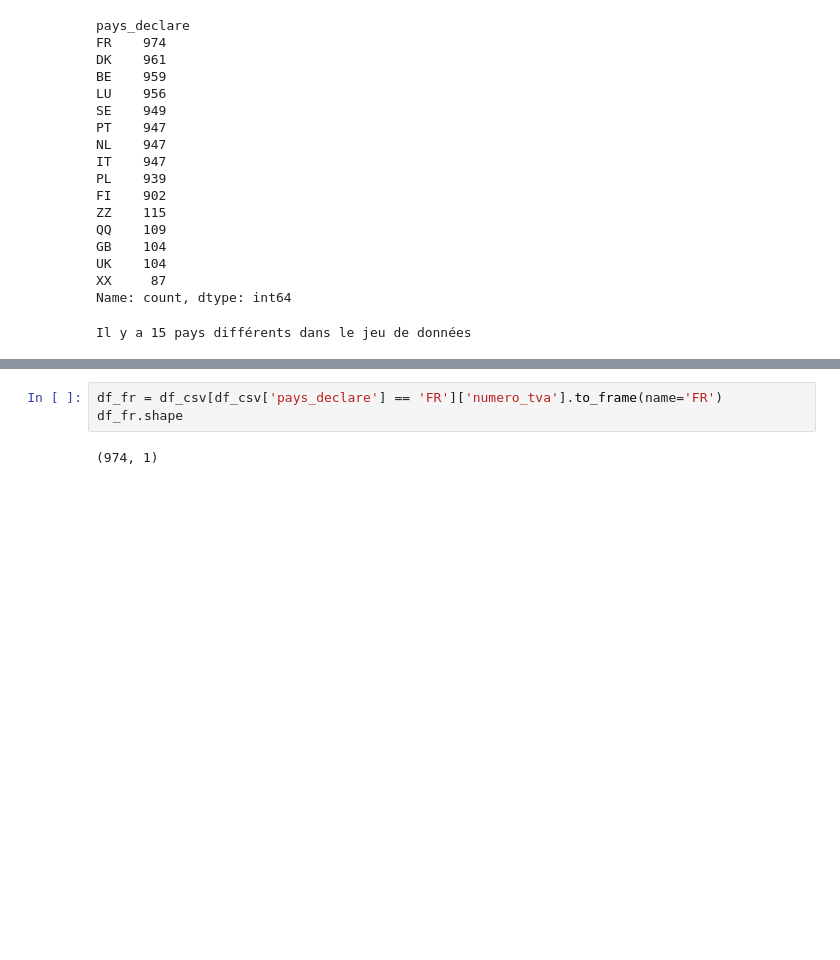
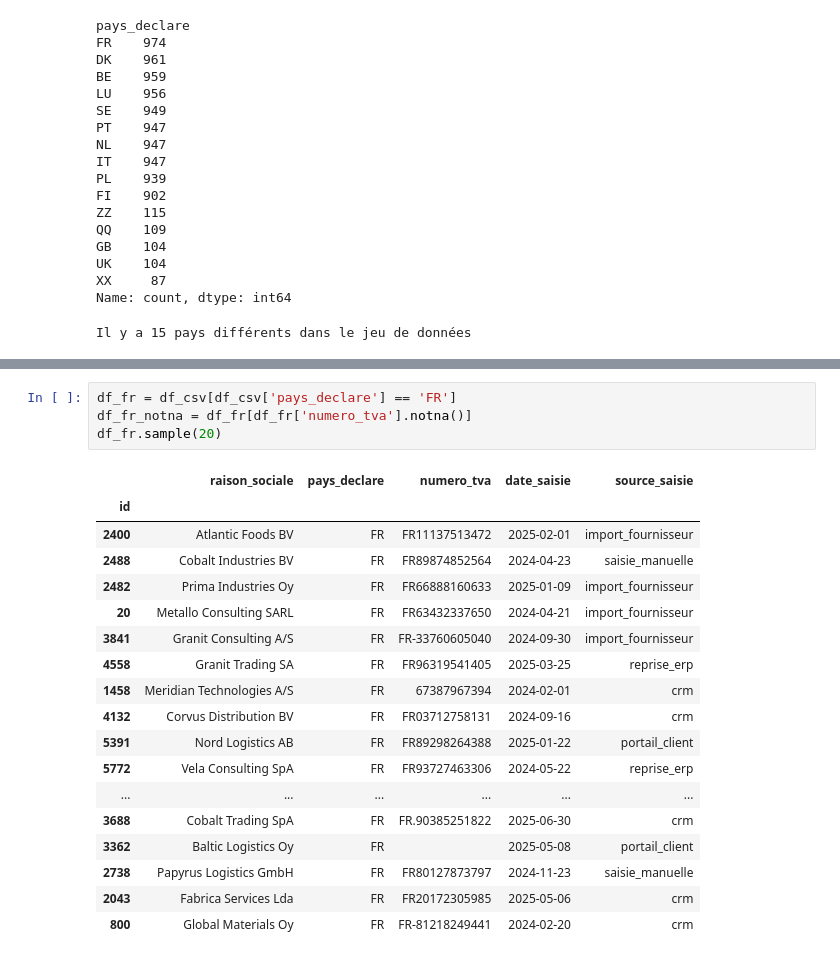
Before and after one commit to Franck-LF/TVA-Intracommunautaire, a Jupyter notebook: notebook/Exploration.ipynb, the cells around one changed output, grey strips where cells are left out. Drawn from its saved outputs; the diff is of its cells as text; blank space fills up the shorter version.

```diff
--- a/notebook/Exploration.ipynb
+++ b/notebook/Exploration.ipynb
@@ -214,6 +185,24 @@ Il y a 15 pays différents dans le jeu de données
 # %%
-df_fr = df_csv[df_csv['pays_declare'] == 'FR']['numero_tva'].to_frame(name='FR')
-df_fr.shape
+df_fr = df_csv[df_csv['pays_declare'] == 'FR']
+df_fr_notna = df_fr[df_fr['numero_tva'].notna()]
+df_fr.sample(20)
 # %% [output]
-(974, 1)
+|  | raison_sociale | pays_declare | numero_tva | date_saisie | source_saisie |
+| id |  |  |  |  |  |
+| 2400 | Atlantic Foods BV | FR | FR11137513472 | 2025-02-01 | import_fournisseur |
+| 2488 | Cobalt Industries BV | FR | FR89874852564 | 2024-04-23 | saisie_manuelle |
+| 2482 | Prima Industries Oy | FR | FR66888160633 | 2025-01-09 | import_fournisseur |
+| 20 | Metallo Consulting SARL | FR | FR63432337650 | 2024-04-21 | import_fournisseur |
+| 3841 | Granit Consulting A/S | FR | FR-33760605040 | 2024-09-30 | import_fournisseur |
+| 4558 | Granit Trading SA | FR | FR96319541405 | 2025-03-25 | reprise_erp |
+| 1458 | Meridian Technologies A/S | FR | 67387967394 | 2024-02-01 | crm |
+| 4132 | Corvus Distribution BV | FR | FR03712758131 | 2024-09-16 | crm |
+| 5391 | Nord Logistics AB | FR | FR89298264388 | 2025-01-22 | portail_client |
+| 5772 | Vela Consulting SpA | FR | FR93727463306 | 2024-05-22 | reprise_erp |
+| ... | ... | ... | ... | ... | ... |
+| 3688 | Cobalt Trading SpA | FR | FR.90385251822 | 2025-06-30 | crm |
+| 3362 | Baltic Logistics Oy | FR |  | 2025-05-08 | portail_client |
+| 2738 | Papyrus Logistics GmbH | FR | FR80127873797 | 2024-11-23 | saisie_manuelle |
+| 2043 | Fabrica Services Lda | FR | FR20172305985 | 2025-05-06 | crm |
+| 800 | Global Materials Oy | FR | FR-81218249441 | 2024-02-20 | crm |
 # %%
```
Also changed, not shown: parts of 32 cells of this notebook.
